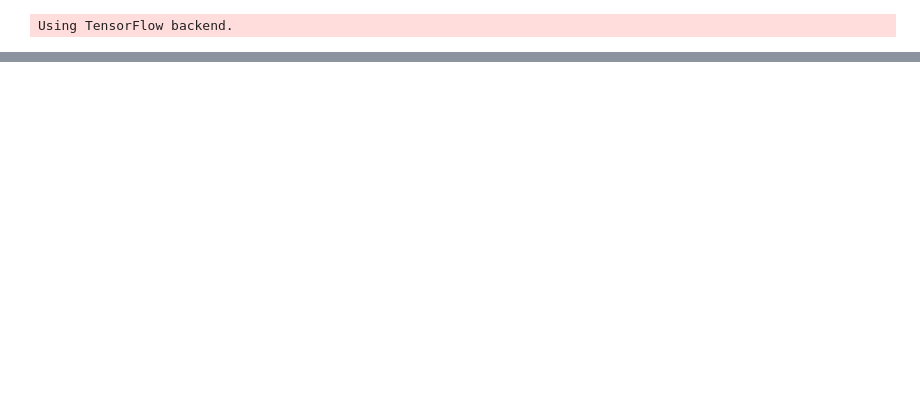
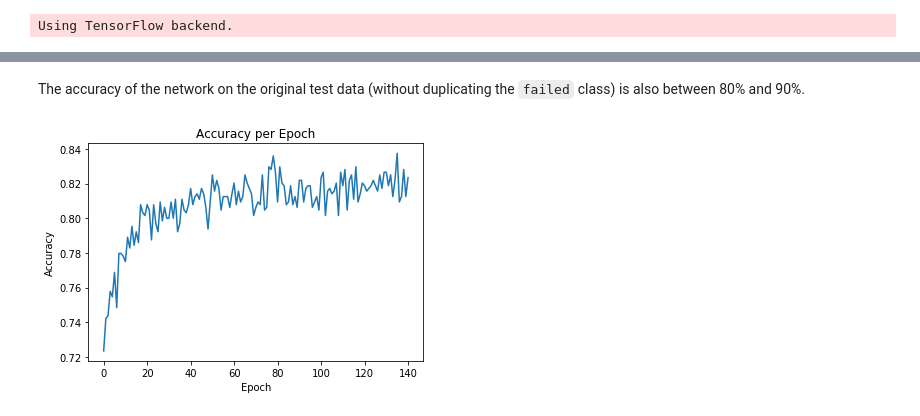
Before and after one commit to Alireza1044/gpa-approximation, a Jupyter notebook: Computational Intelligence - Course Project - Spring 1399.ipynb, the cells around one changed output, grey strips where cells are left out. Cells and saved outputs as stored; diff of their text form; code cells hidden in the pictures; blank space fills up the shorter version.

```diff
--- a/Computational Intelligence - Course Project - Spring 1399.ipynb
+++ b/Computational Intelligence - Course Project - Spring 1399.ipynb
@@ -119,6 +139,6 @@ array([[12.523373 ],
 # %%
 model2 = Sequential()
-# model.add(Input(27,(27,)))
+model2.add(BatchNormalization())
 model.add(Dense(100, activation='relu'))
 model.add(Dropout(0.01))
 model.add(Dense(50, activation='relu'))
@@ -126,5 +146,5 @@ model.add(Dropout(0.01))
 model2.add(Dense(1, activation='sigmoid'))
 sgd = keras.optimizers.sgd(lr=0.05, decay=1e-6, momentum=0.9, nesterov=True)
 model2.compile(optimizer='Nadam', loss='binary_crossentropy', metrics=['accuracy'])
-model2.fit(X_train2, Y_train2,validation_data=(X_test2, Y_test2),shuffle = True, epochs=150)
+result2 = model2.fit(X_train2, Y_train2,batch_size=32,validation_data=(X_test2, Y_test2),shuffle = True, epochs=150)
 # %% [output]
@@ -149,3 +168,13 @@ Epoch 150/150
+# %% [markdown]
+The accuracy of the network on the original test data (without duplicating the `failed` class) is also between 80% and 90%.
+# %%
+plt.plot(result2.history['accuracy'][9:], label='Accuracy')
+plt.title("Accuracy per Epoch")
+plt.ylabel("Accuracy")
+plt.xlabel("Epoch")
+plt.show()
+# %% [output]
+[figure, added]
 # %%
 model2.evaluate(X_test,Y_test22)
 # %% [output]
```
Also changed, not shown: parts of 17 cells of this notebook, 1 other file.
